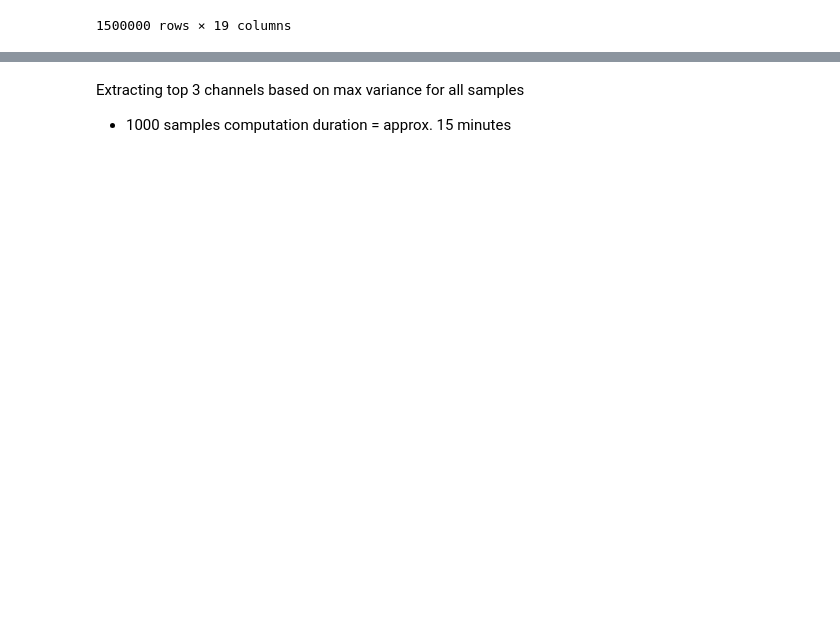
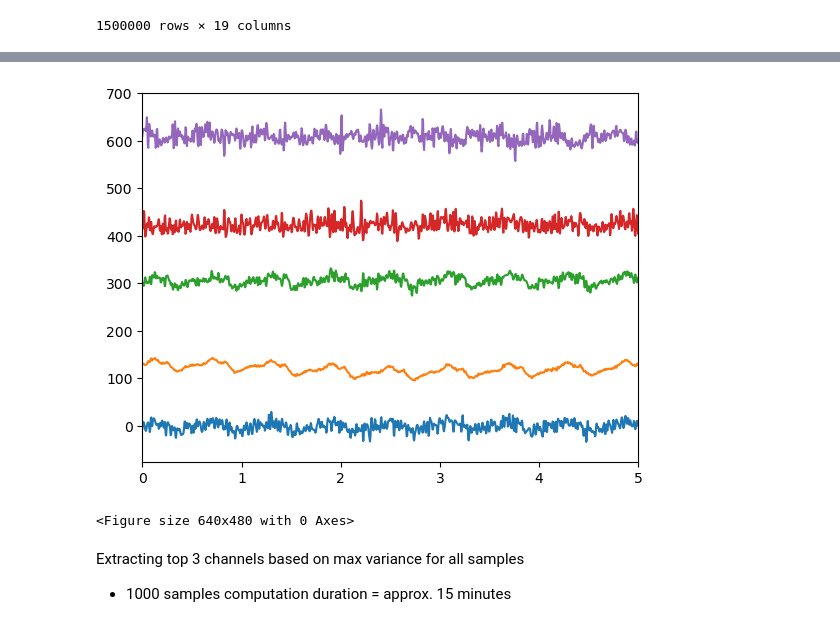
Before and after one commit to sfu-cmpt340/2024_1_project_11, a Jupyter notebook: hms.ipynb, the cells around one changed output, grey strips where cells are left out. Cells and saved outputs as stored; diff of their text form; code cells hidden in the pictures; blank space fills up the shorter version.

```diff
--- a/hms.ipynb
+++ b/hms.ipynb
@@ -125,3 +136,11 @@ df
+# %%
+from src.preprocessing.preprocessing import wavelet_transform
+
+sig_denoised = wavelet_transform(sig, 2, basis='bior3.3')
+plot_signal(sig_denoised, 5, ['F3',	'Fz',	'F4',	'F8',	'T3'])
+# %% [output]
+[figure, added]
+<Figure size 640x480 with 0 Axes>
 # %% [markdown]
 Extracting top 3 channels based on max variance for all samples
 - 1000 samples computation duration = approx. 15 minutes
```
Also changed, not shown: parts of 7 cells of this notebook, 3 other files.
